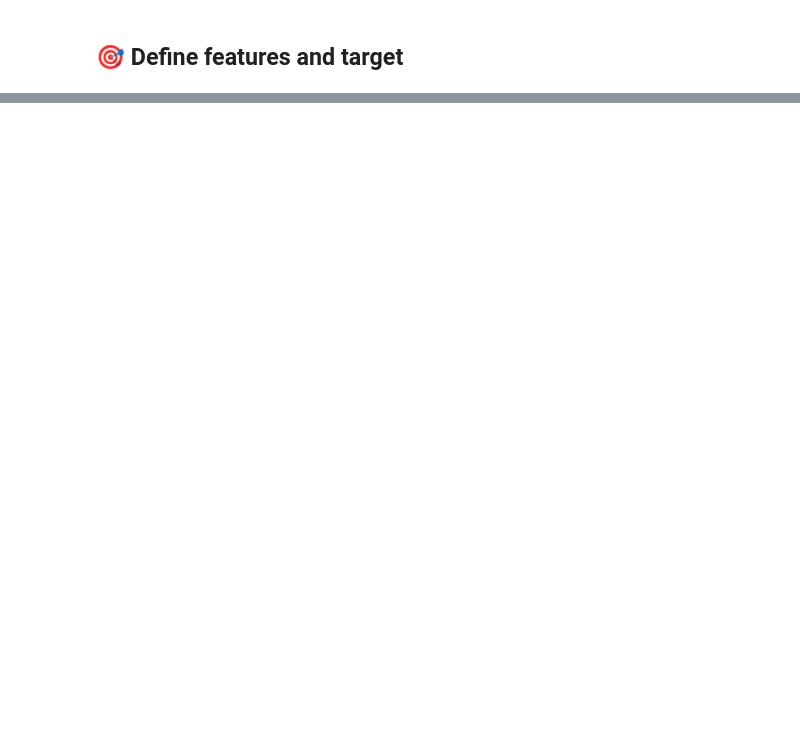
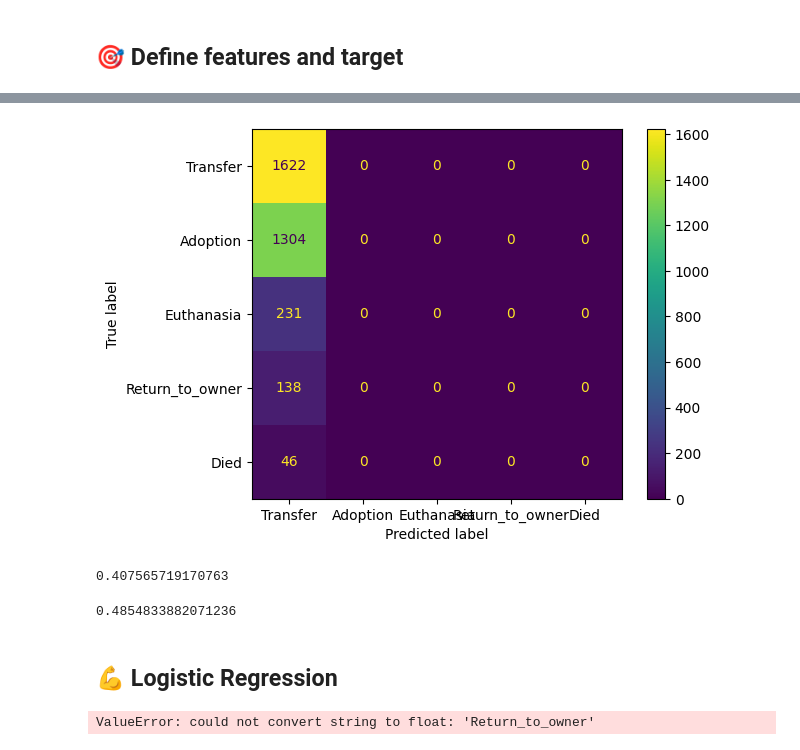
Before and after one commit to Clement733/animal_shelter_predi, a Jupyter notebook: animal_prediction.ipynb, the cells around one changed output, grey strips where cells are left out. Saved outputs shown, nothing was run; the diff lists cells and outputs as text; code cells hidden in the pictures; blank space fills up the shorter version.

```diff
--- a/animal_prediction.ipynb
+++ b/animal_prediction.ipynb
@@ -284,0 +581,17 @@ x_train_cats = train_cats.drop(columns=['OutcomeType'])
+# %%
+cm_cats = confusion_matrix(y_cats_test, y_cats_pred_baseline, labels = ['Transfer', 'Adoption', 'Euthanasia', 'Return_to_owner', 'Died'])
+disp_cats = ConfusionMatrixDisplay(confusion_matrix=cm_cats, display_labels=['Transfer', 'Adoption', 'Euthanasia', 'Return_to_owner', 'Died'])
+disp_cats.plot()
+plt.show()
+# %% [output]
+[figure, added]
+# %%
+accuracy_score(y_dogs_test, y_dogs_pred_baseline)
+# %% [output]
+0.407565719170763
+# %%
+accuracy_score(y_cats_test, y_cats_pred_baseline)
+# %% [output]
+0.4854833882071236
+# %% [markdown]
+## 💪 Logistic Regression
@@ -284,0 +603,5 @@ x_train_cats = train_cats.drop(columns=['OutcomeType'])
+# %%
+logreg_dogs.fit(train_dogs, y_dogs_train)
+logreg_cats.fit(train_cats, y_cats_train)
+# %% [output]
+ValueError: could not convert string to float: 'Return_to_owner'
```
Also changed, not shown: parts of 18 cells of this notebook.
